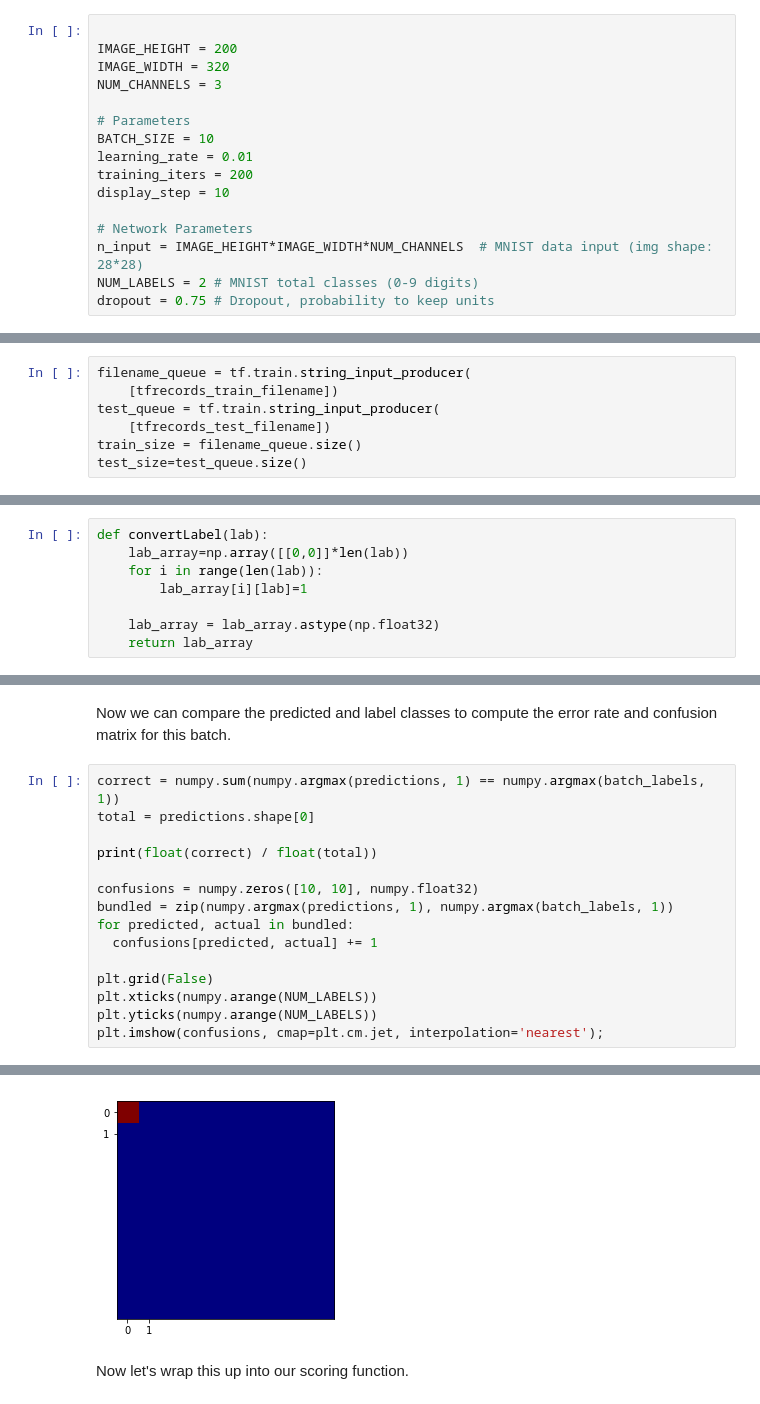
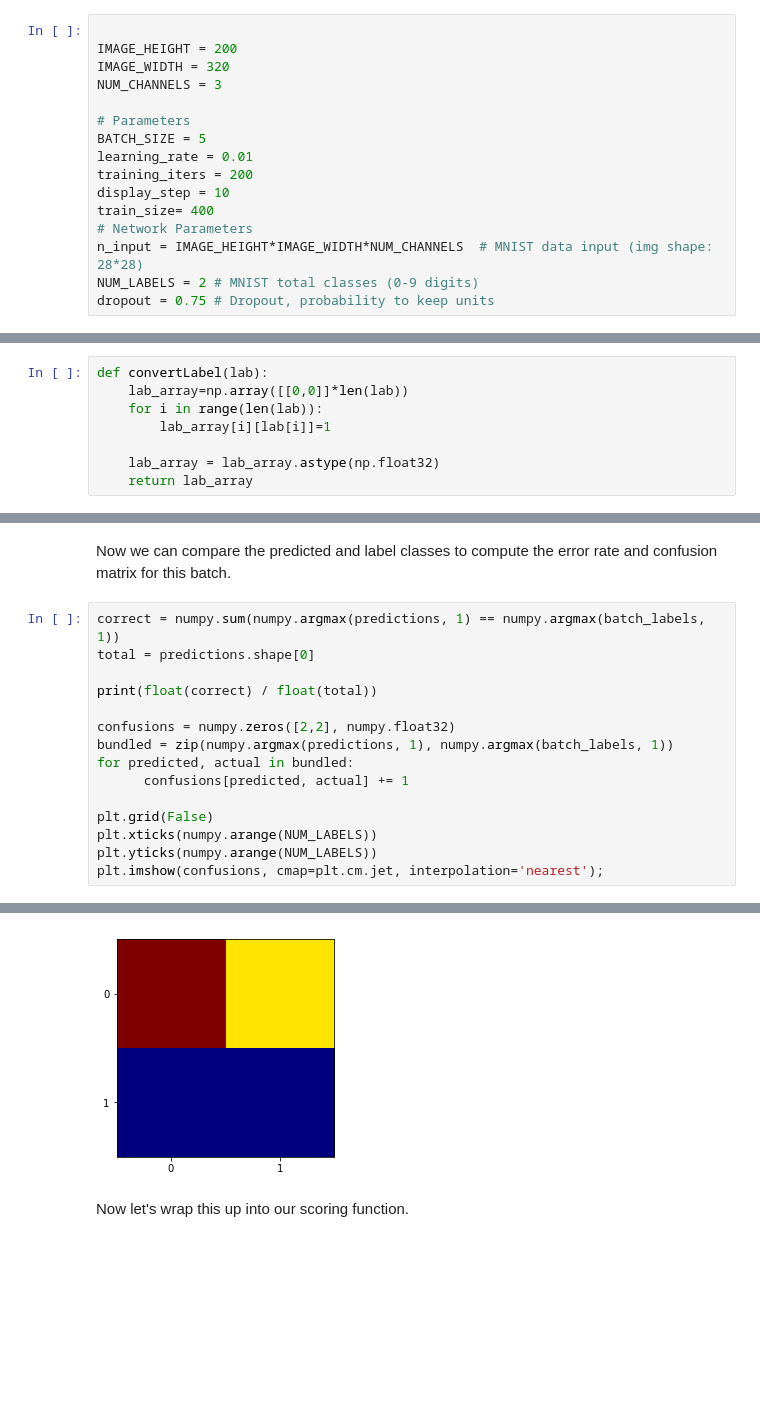
Before and after one commit to jennyzeng/Minecraft-AI, a Jupyter notebook: cnn_2_by_Jenny.ipynb, the cells around one changed output, grey strips where cells are left out. Drawn from its saved outputs; the diff is of its cells as text; blank space fills up the shorter version.

```diff
--- a/cnn_2_by_Jenny.ipynb
+++ b/cnn_2_by_Jenny.ipynb
@@ -16,11 +16,11 @@ IMAGE_WIDTH = 320
 NUM_CHANNELS = 3
 
 # Parameters
-BATCH_SIZE = 10
+BATCH_SIZE = 5
 learning_rate = 0.01
 training_iters = 200
 display_step = 10
-
+train_size= 400
 # Network Parameters
 n_input = IMAGE_HEIGHT*IMAGE_WIDTH*NUM_CHANNELS  # MNIST data input (img shape: 28*28)
 NUM_LABELS = 2 # MNIST total classes (0-9 digits)
@@ -95,7 +94,0 @@ def read_and_decode(filename_queue):
-# %%
-filename_queue = tf.train.string_input_producer(
-    [tfrecords_train_filename])
-test_queue = tf.train.string_input_producer(
-    [tfrecords_test_filename])
-train_size = filename_queue.size()
-test_size=test_queue.size()
@@ -101,0 +101,8 @@ test_size=test_queue.size()
+# %%
+def convertLabel(lab):
+    lab_array=np.array([[0,0]]*len(lab))
+    for i in range(len(lab)):
+        lab_array[i][lab[i]]=1
+
+    lab_array = lab_array.astype(np.float32)
+    return lab_array
@@ -274,14 +348,6 @@ coord = tf.train.Coordinator()
 threads = tf.train.start_queue_runners(coord=coord)
 # %%
 img, anno, lab = s.run([image, annotation, label])
-# %%
-def convertLabel(lab):
-    lab_array=np.array([[0,0]]*len(lab))
-    for i in range(len(lab)):
-        lab_array[i][lab]=1
-
-    lab_array = lab_array.astype(np.float32)
-    return lab_array
 # %%
 fig = plt.figure(figsize=(10,10))
 fig.add_subplot(121)
@@ -332,10 +394,10 @@ total = predictions.shape[0]
 
 print(float(correct) / float(total))
 
-confusions = numpy.zeros([10, 10], numpy.float32)
+confusions = numpy.zeros([2,2], numpy.float32)
 bundled = zip(numpy.argmax(predictions, 1), numpy.argmax(batch_labels, 1))
 for predicted, actual in bundled:
-  confusions[predicted, actual] += 1
+      confusions[predicted, actual] += 1
 
 plt.grid(False)
 plt.xticks(numpy.arange(NUM_LABELS))
@@ -346,4 +408,4 @@ plt.imshow(confusions, cmap=plt.cm.jet, interpolation='nearest');
-[figure, old version]
+[figure, new version]
 # %% [markdown]
 Now let's wrap this up into our scoring function.
 # %%
```
Also changed, not shown: parts of 24 cells of this notebook.
